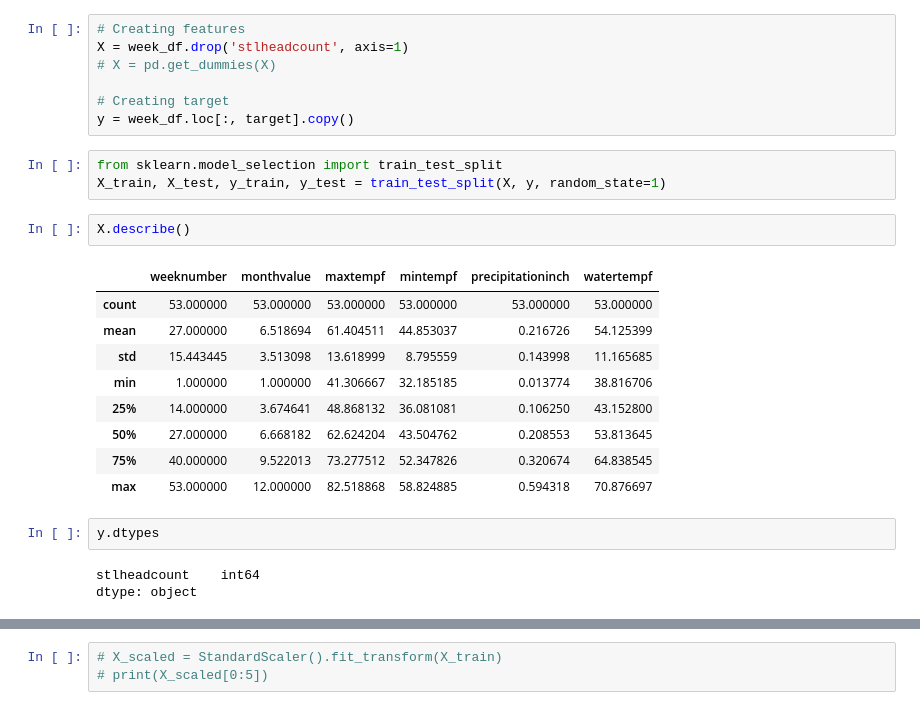
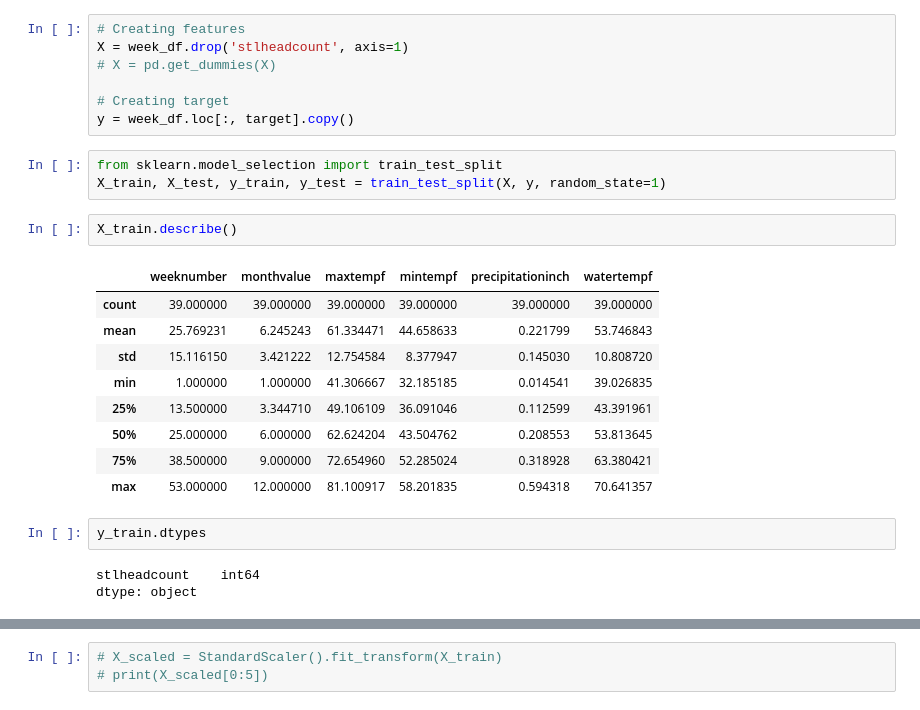
Before and after one commit to mthalken/fish_count, a Jupyter notebook: fish_ml_practice.ipynb, the cells around one changed output, grey strips where cells are left out. Saved outputs shown, nothing was run; the diff lists cells and outputs as text.

```diff
--- a/fish_ml_practice.ipynb
+++ b/fish_ml_practice.ipynb
@@ -175,23 +175,23 @@ X = week_df.drop('stlheadcount', axis=1)
 
 # Creating target
 y = week_df.loc[:, target].copy()
-# %%
-from sklearn.model_selection import train_test_split
-X_train, X_test, y_train, y_test = train_test_split(X, y, random_state=1)
-# %%
-X.describe()
-# %% [output]
-|  | weeknumber | monthvalue | maxtempf | mintempf | precipitationinch | watertempf |
-| count | 53.000000 | 53.000000 | 53.000000 | 53.000000 | 53.000000 | 53.000000 |
-| mean | 27.000000 | 6.518694 | 61.404511 | 44.853037 | 0.216726 | 54.125399 |
-| std | 15.443445 | 3.513098 | 13.618999 | 8.795559 | 0.143998 | 11.165685 |
-| min | 1.000000 | 1.000000 | 41.306667 | 32.185185 | 0.013774 | 38.816706 |
-| 25% | 14.000000 | 3.674641 | 48.868132 | 36.081081 | 0.106250 | 43.152800 |
-| 50% | 27.000000 | 6.668182 | 62.624204 | 43.504762 | 0.208553 | 53.813645 |
-| 75% | 40.000000 | 9.522013 | 73.277512 | 52.347826 | 0.320674 | 64.838545 |
-| max | 53.000000 | 12.000000 | 82.518868 | 58.824885 | 0.594318 | 70.876697 |
-# %%
-y.dtypes
-# %% [output]
-stlheadcount    int64
-dtype: object
+# %%
+from sklearn.model_selection import train_test_split
+X_train, X_test, y_train, y_test = train_test_split(X, y, random_state=1)
+# %%
+X_train.describe()
+# %% [output]
+|  | weeknumber | monthvalue | maxtempf | mintempf | precipitationinch | watertempf |
+| count | 39.000000 | 39.000000 | 39.000000 | 39.000000 | 39.000000 | 39.000000 |
+| mean | 25.769231 | 6.245243 | 61.334471 | 44.658633 | 0.221799 | 53.746843 |
+| std | 15.116150 | 3.421222 | 12.754584 | 8.377947 | 0.145030 | 10.808720 |
+| min | 1.000000 | 1.000000 | 41.306667 | 32.185185 | 0.014541 | 39.026835 |
+| 25% | 13.500000 | 3.344710 | 49.106109 | 36.091046 | 0.112599 | 43.391961 |
+| 50% | 25.000000 | 6.000000 | 62.624204 | 43.504762 | 0.208553 | 53.813645 |
+| 75% | 38.500000 | 9.000000 | 72.654960 | 52.285024 | 0.318928 | 63.380421 |
+| max | 53.000000 | 12.000000 | 81.100917 | 58.201835 | 0.594318 | 70.641357 |
+# %%
+y_train.dtypes
+# %% [output]
+stlheadcount    int64
+dtype: object
```
Also changed, not shown: parts of 63 cells of this notebook.
